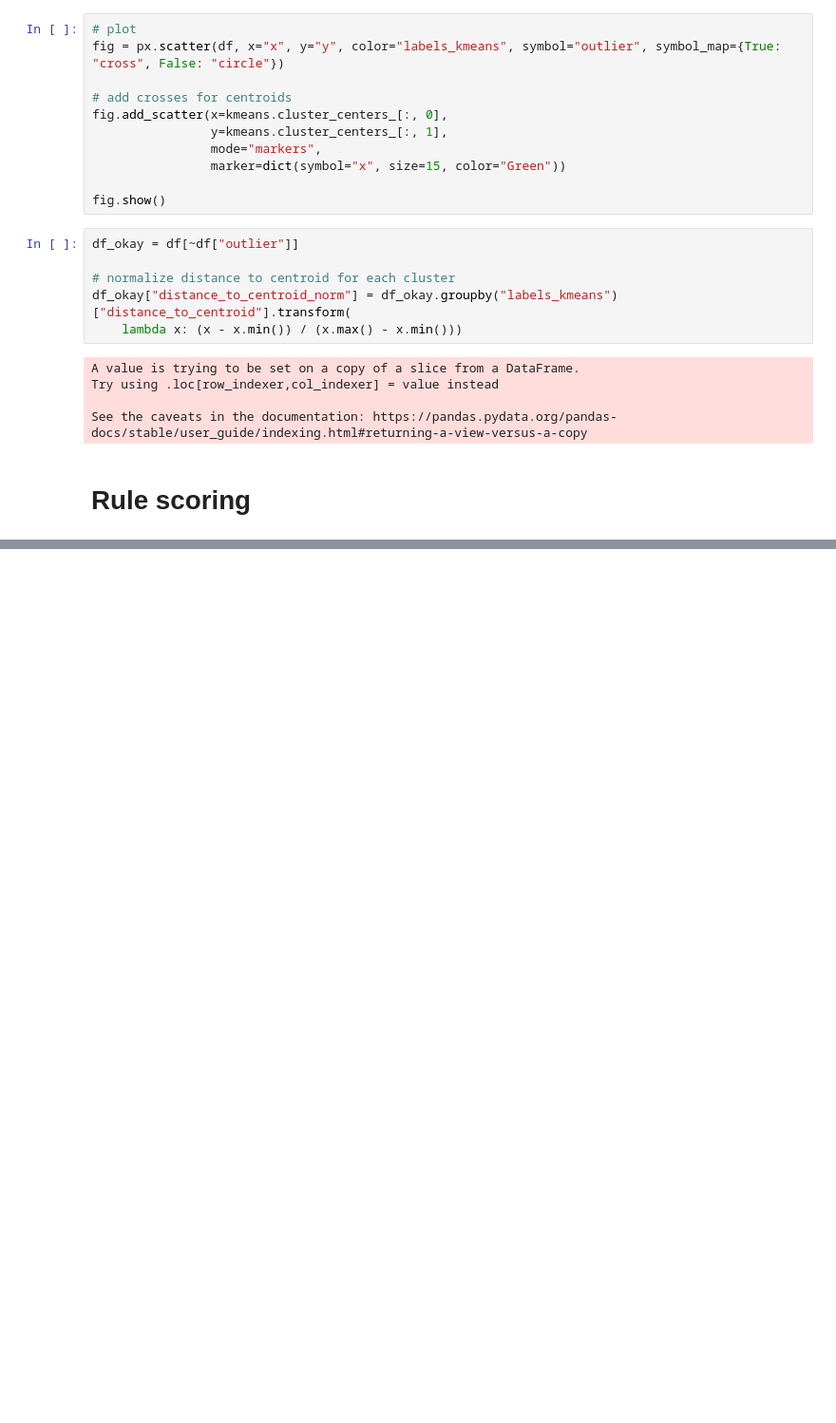
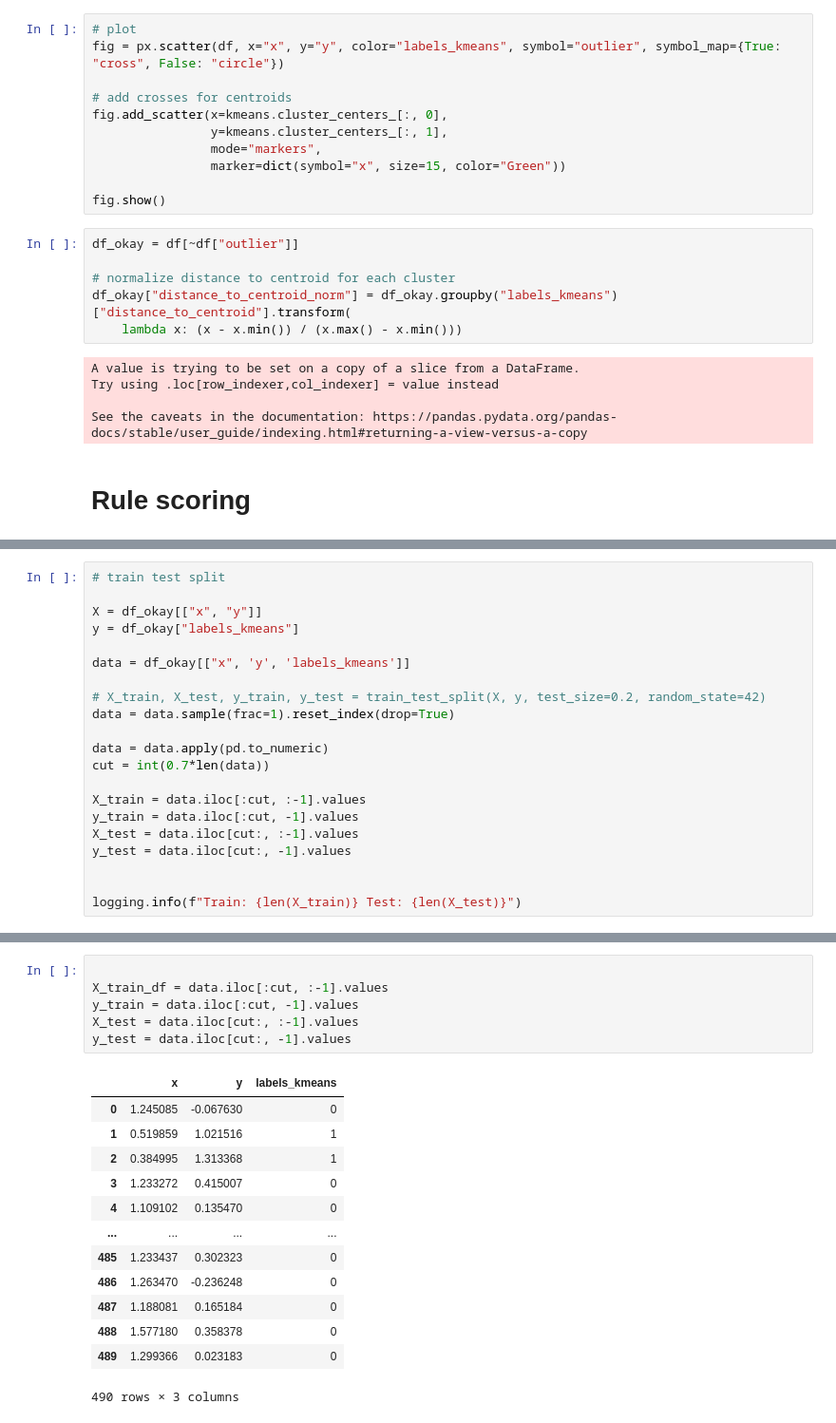
Before and after one commit to HaykTarkhanyan/CDSGD, a Jupyter notebook: cdsgd/bzbz.ipynb, the cells around one changed output, grey strips where cells are left out. Shown: that part at 95% size. Cells and saved outputs as stored; diff of their text form; blank space fills up the shorter version.

```diff
--- a/cdsgd/bzbz.ipynb
+++ b/cdsgd/bzbz.ipynb
@@ -229,0 +448,21 @@ See the caveats in the documentation: https://pandas.pydata.org/pandas-docs/stab
+# %%
+# train test split
+
+X = df_okay[["x", "y"]]
+y = df_okay["labels_kmeans"]
+
+data = df_okay[["x", 'y', 'labels_kmeans']]
+
+# X_train, X_test, y_train, y_test = train_test_split(X, y, test_size=0.2, random_state=42)
+data = data.sample(frac=1).reset_index(drop=True)
+
+data = data.apply(pd.to_numeric)
+cut = int(0.7*len(data))
+
+X_train = data.iloc[:cut, :-1].values
+y_train = data.iloc[:cut, -1].values
+X_test = data.iloc[cut:, :-1].values
+y_test = data.iloc[cut:, -1].values
+
+
+logging.info(f"Train: {len(X_train)} Test: {len(X_test)}")
@@ -229,0 +653,20 @@ See the caveats in the documentation: https://pandas.pydata.org/pandas-docs/stab
+# %%
+
+X_train_df = data.iloc[:cut, :-1].values
+y_train = data.iloc[:cut, -1].values
+X_test = data.iloc[cut:, :-1].values
+y_test = data.iloc[cut:, -1].values
+# %% [output]
+|  | x | y | labels_kmeans |
+| 0 | 1.245085 | -0.067630 | 0 |
+| 1 | 0.519859 | 1.021516 | 1 |
+| 2 | 0.384995 | 1.313368 | 1 |
+| 3 | 1.233272 | 0.415007 | 0 |
+| 4 | 1.109102 | 0.135470 | 0 |
+| ... | ... | ... | ... |
+| 485 | 1.233437 | 0.302323 | 0 |
+| 486 | 1.263470 | -0.236248 | 0 |
+| 487 | 1.188081 | 0.165184 | 0 |
+| 488 | 1.577180 | 0.358378 | 0 |
+| 489 | 1.299366 | 0.023183 | 0 |
+490 rows × 3 columns
```
Also changed, not shown: parts of 34 cells of this notebook, 11 other files.
